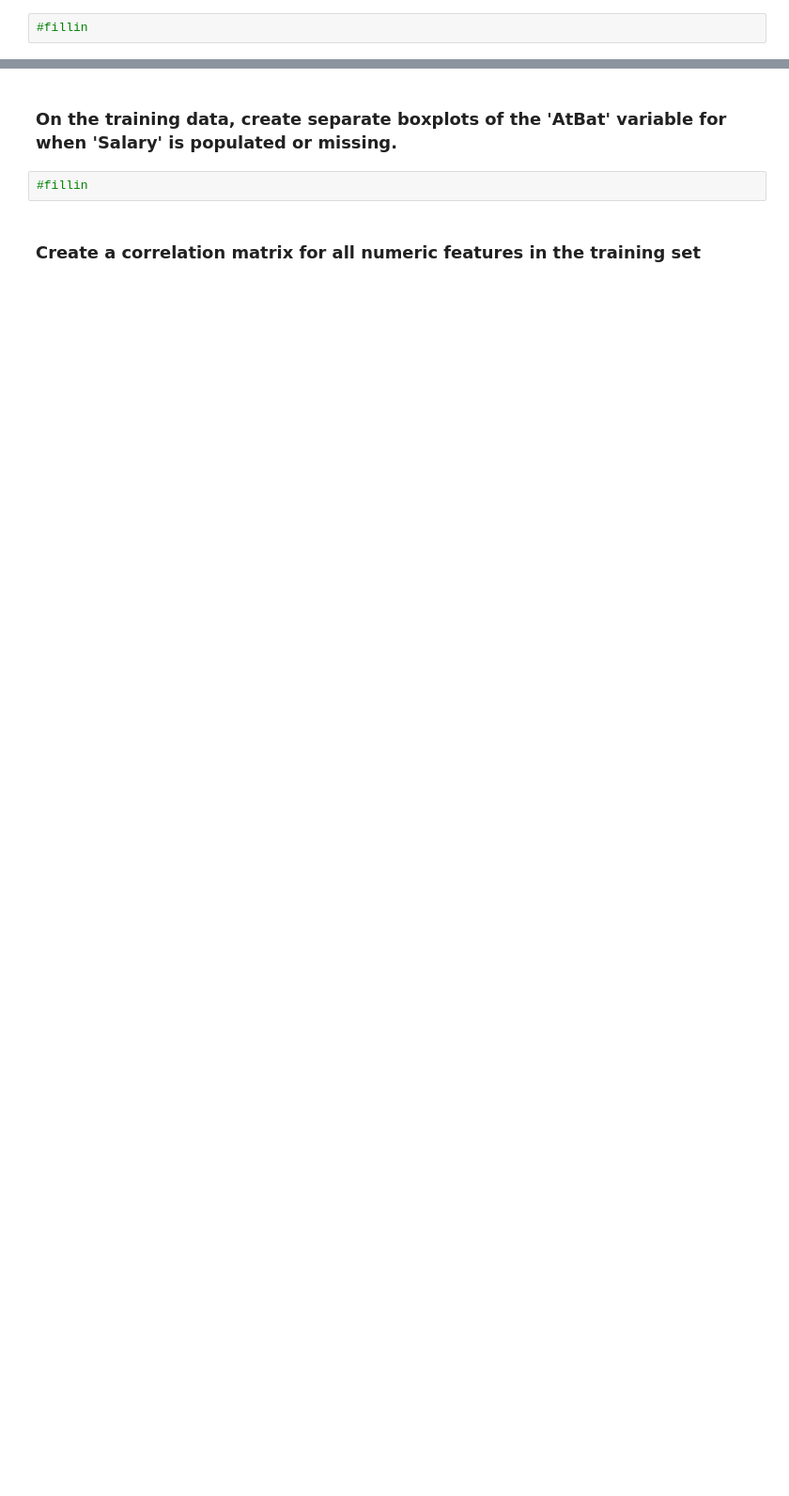
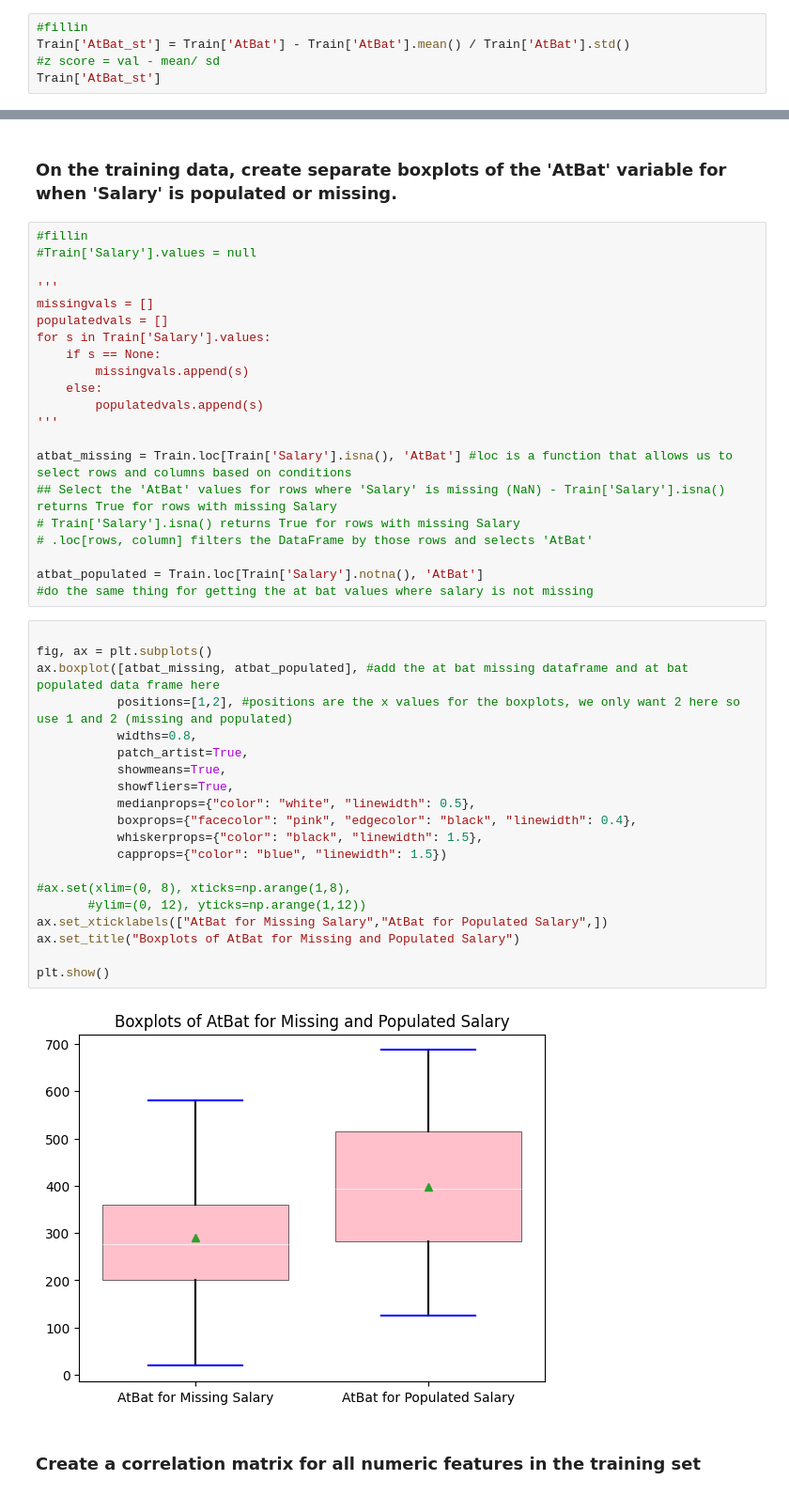
Before and after one commit to riav13/cse2600, a Jupyter notebook: mod03_eda.ipynb, the cells around one changed output, grey strips where cells are left out. Shown at 94% size. Saved outputs shown, nothing was run; the diff lists cells and outputs as text; blank space fills up the shorter version.

```diff
--- a/mod03_eda.ipynb
+++ b/mod03_eda.ipynb
@@ -77,3 +179,6 @@ AttributeError: 'DataFrame' object has no attribute 'scatterplot'
 ### Let's standardize the AtBat feature (i.e., normalize by z-scores). We'll create a new column in the training data called 'AtBat_st' to represent this.
 # %%
 #fillin
+Train['AtBat_st'] = Train['AtBat'] - Train['AtBat'].mean() / Train['AtBat'].std()
+#z score = val - mean/ sd
+Train['AtBat_st']
@@ -95,6 +222,47 @@ Hint: the 'len' magic method returns the number of rows of a dataFrame.
 ### On the training data, create separate boxplots of the 'AtBat' variable for when 'Salary' is populated or missing.
 # %%
 #fillin
+#Train['Salary'].values = null
+
+'''
+missingvals = []
+populatedvals = []
+for s in Train['Salary'].values:
+    if s == None:
+        missingvals.append(s)
+    else:
+        populatedvals.append(s)
+'''
+
+atbat_missing = Train.loc[Train['Salary'].isna(), 'AtBat'] #loc is a function that allows us to select rows and columns based on conditions
+## Select the 'AtBat' values for rows where 'Salary' is missing (NaN) - Train['Salary'].isna() returns True for rows with missing Salary
+# Train['Salary'].isna() returns True for rows with missing Salary
+# .loc[rows, column] filters the DataFrame by those rows and selects 'AtBat'
+
+atbat_populated = Train.loc[Train['Salary'].notna(), 'AtBat']
+#do the same thing for getting the at bat values where salary is not missing
+# %%
+
+fig, ax = plt.subplots()
+ax.boxplot([atbat_missing, atbat_populated], #add the at bat missing dataframe and at bat populated data frame here
+           positions=[1,2], #positions are the x values for the boxplots, we only want 2 here so use 1 and 2 (missing and populated)
+           widths=0.8,
+           patch_artist=True,
+           showmeans=True,
+           showfliers=True,
+           medianprops={"color": "white", "linewidth": 0.5},
+           boxprops={"facecolor": "pink", "edgecolor": "black", "linewidth": 0.4},
+           whiskerprops={"color": "black", "linewidth": 1.5},
+           capprops={"color": "blue", "linewidth": 1.5})
+
+#ax.set(xlim=(0, 8), xticks=np.arange(1,8),
+       #ylim=(0, 12), yticks=np.arange(1,12))
+ax.set_xticklabels(["AtBat for Missing Salary","AtBat for Populated Salary",])
+ax.set_title("Boxplots of AtBat for Missing and Populated Salary")
+
+plt.show()
+# %% [output]
+[figure, added]
 # %% [markdown]
 ### Create a correlation matrix for all numeric features in the training set
 # %%
```
Also changed, not shown: parts of 21 cells of this notebook, 1 other file.
